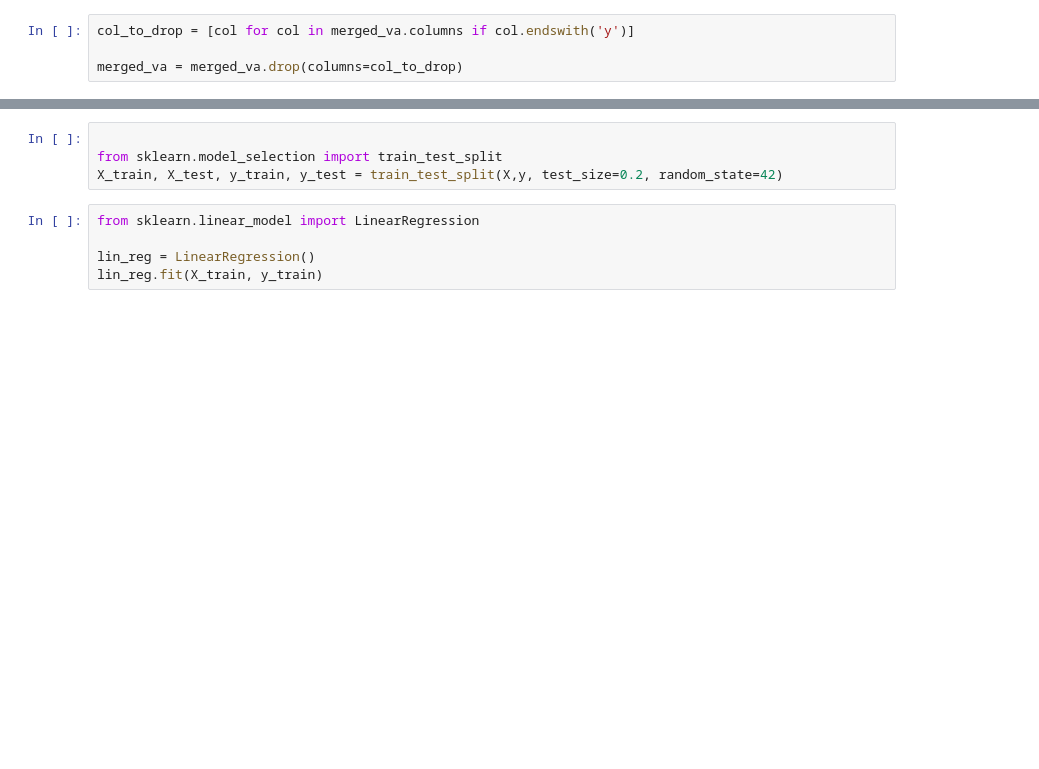
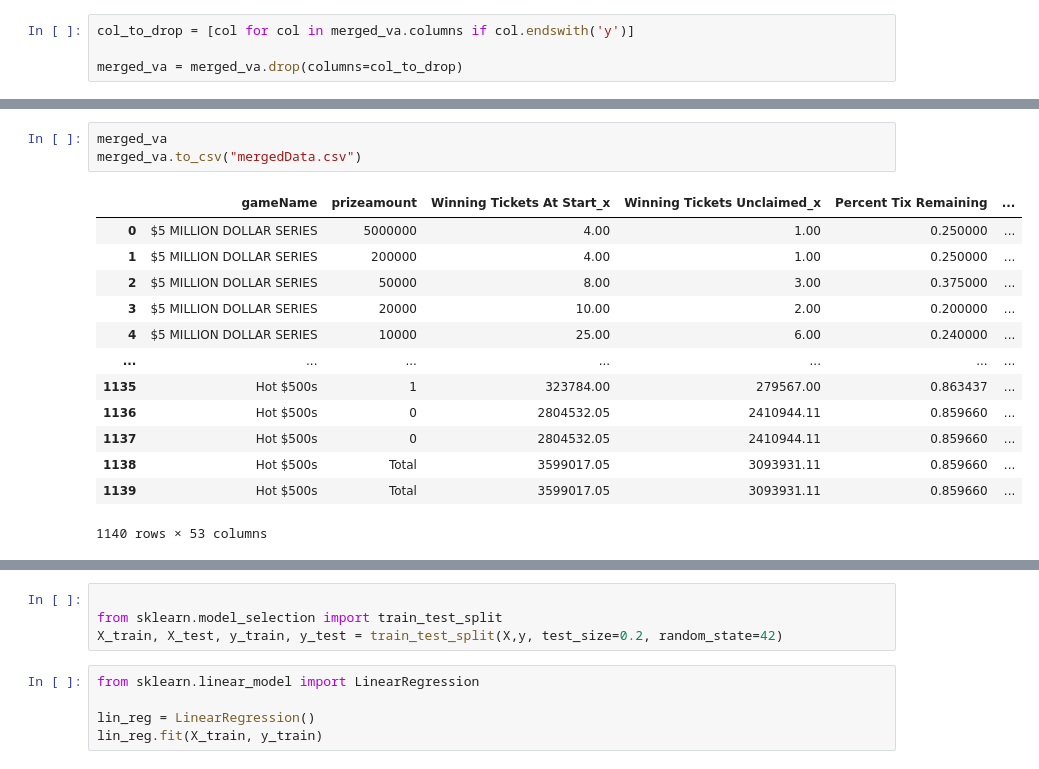
Before and after one commit to bdoniger/Mitigating-Risks-for-the-Virginia-Lottery, a Jupyter notebook: main.ipynb, the cells around one changed output, grey strips where cells are left out. Cells and saved outputs as stored; diff of their text form; blank space fills up the shorter version.

```diff
--- a/main.ipynb
+++ b/main.ipynb
@@ -145,0 +100,17 @@ merged_va
+# %%
+merged_va
+merged_va.to_csv("mergedData.csv")
+# %% [output]
+|  | gameName | prizeamount | Winning Tickets At Start_x | Winning Tickets Unclaimed_x | Percent Tix Remaining | ... |
+| 0 | $5 MILLION DOLLAR SERIES | 5000000 | 4.00 | 1.00 | 0.250000 | ... |
+| 1 | $5 MILLION DOLLAR SERIES | 200000 | 4.00 | 1.00 | 0.250000 | ... |
+| 2 | $5 MILLION DOLLAR SERIES | 50000 | 8.00 | 3.00 | 0.375000 | ... |
+| 3 | $5 MILLION DOLLAR SERIES | 20000 | 10.00 | 2.00 | 0.200000 | ... |
+| 4 | $5 MILLION DOLLAR SERIES | 10000 | 25.00 | 6.00 | 0.240000 | ... |
+| ... | ... | ... | ... | ... | ... | ... |
+| 1135 | Hot $500s | 1 | 323784.00 | 279567.00 | 0.863437 | ... |
+| 1136 | Hot $500s | 0 | 2804532.05 | 2410944.11 | 0.859660 | ... |
+| 1137 | Hot $500s | 0 | 2804532.05 | 2410944.11 | 0.859660 | ... |
+| 1138 | Hot $500s | Total | 3599017.05 | 3093931.11 | 0.859660 | ... |
+| 1139 | Hot $500s | Total | 3599017.05 | 3093931.11 | 0.859660 | ... |
+1140 rows × 53 columns
```
Also changed, not shown: parts of 20 cells of this notebook.
